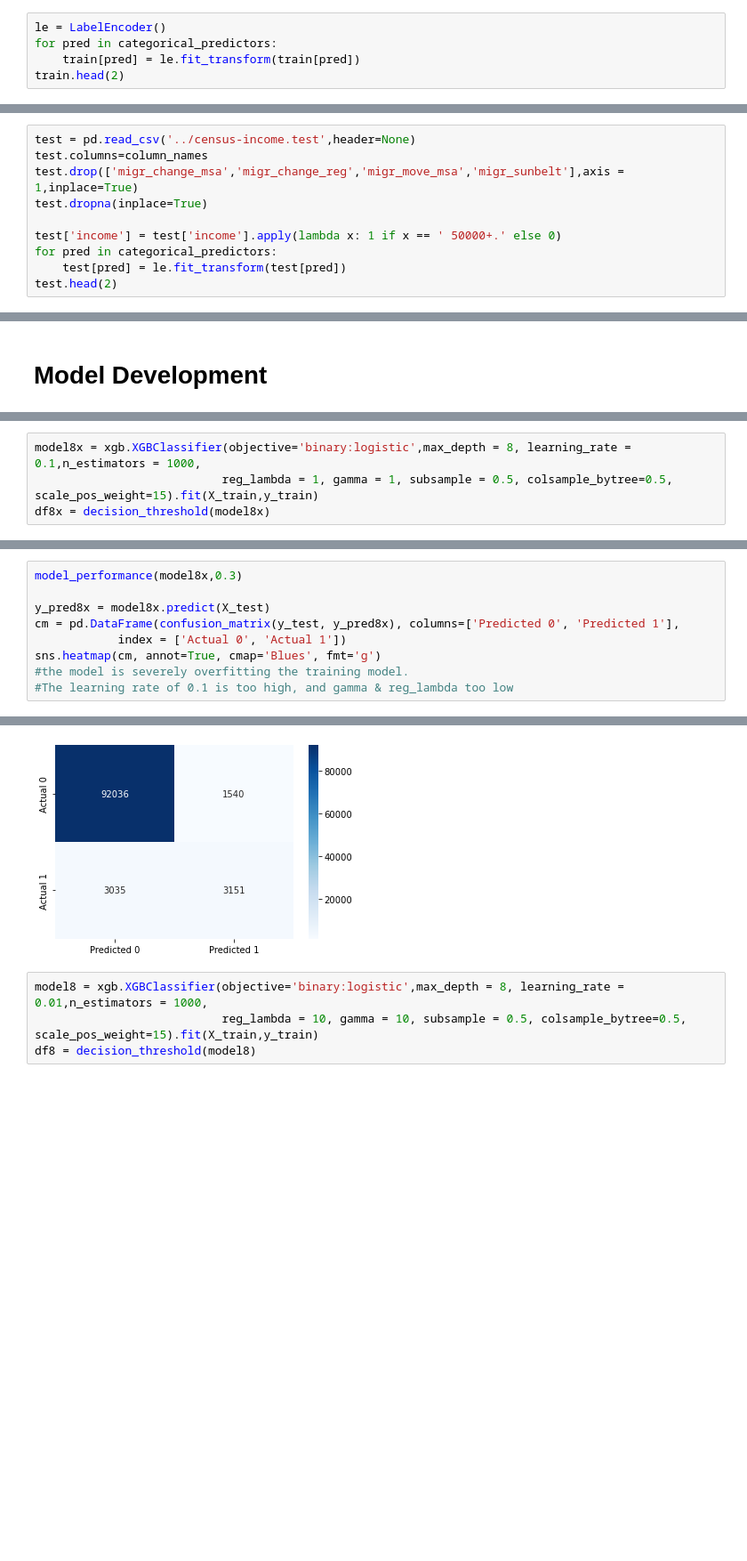
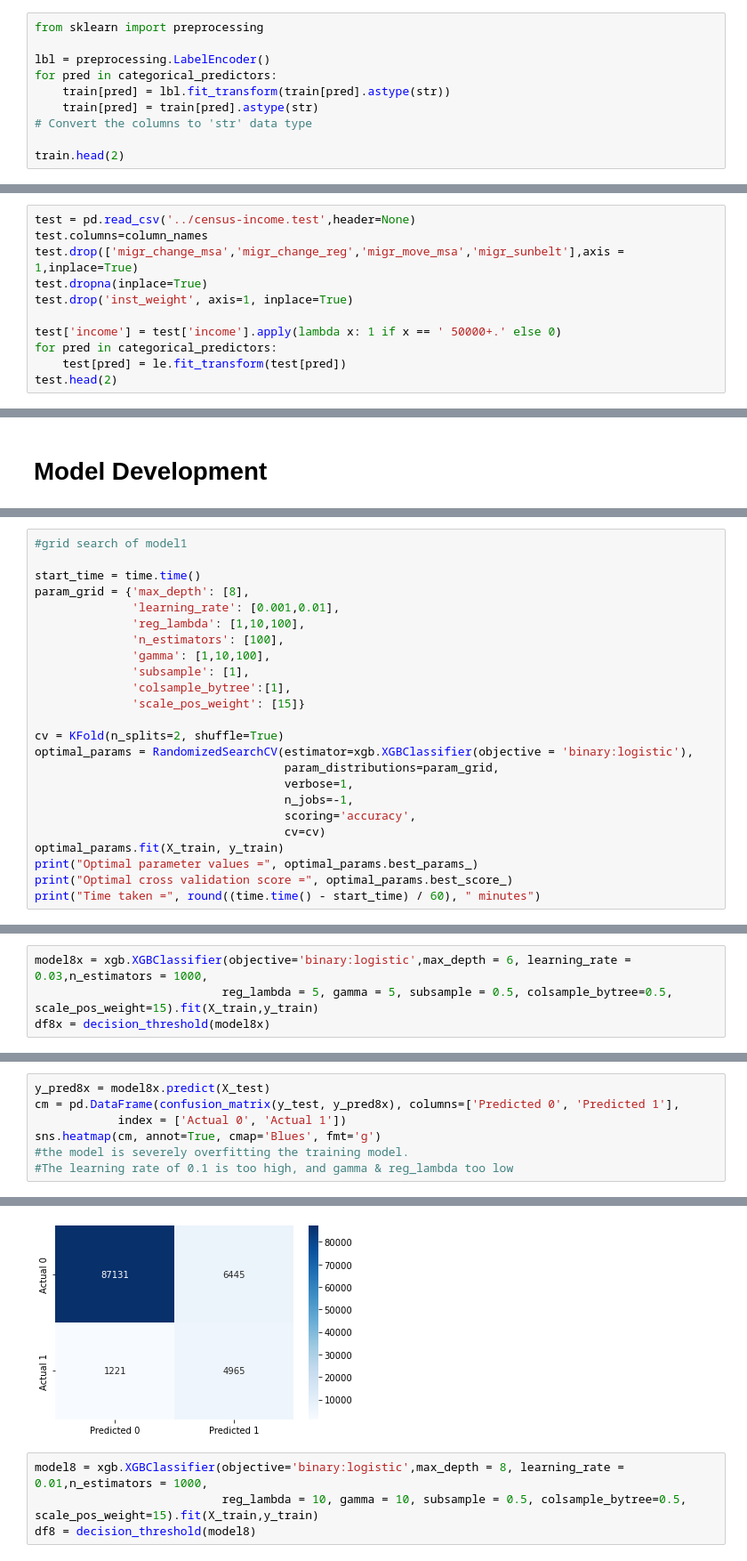
Before and after one commit to jprette/STAT-303-3, a Jupyter notebook: Code/XGBoost Model.ipynb, the cells around one changed output, grey strips where cells are left out. Shown at 89% size. Cells and saved outputs as stored; diff of their text form; blank space fills up the shorter version.

Commit message:
XGBoost Model final pass

```diff
--- a/Code/XGBoost Model.ipynb
+++ b/Code/XGBoost Model.ipynb
@@ -73,7 +75,12 @@ categorical_predictors = [
 # %%
-le = LabelEncoder()
+from sklearn import preprocessing
+
+lbl = preprocessing.LabelEncoder()
 for pred in categorical_predictors:
-    train[pred] = le.fit_transform(train[pred])
+    train[pred] = lbl.fit_transform(train[pred].astype(str))
+    train[pred] = train[pred].astype(str)
+# Convert the columns to 'str' data type
+
 train.head(2)
 # %% [output]
 |  | age | class | ind_code_det | occ_code_det | education | wage_hr | enroll_edu | marital | ind_code_maj | ... |
@@ -85,6 +112,7 @@ test = pd.read_csv('../census-income.test',header=None)
 test.columns=column_names
 test.drop(['migr_change_msa','migr_change_reg','migr_move_msa','migr_sunbelt'],axis = 1,inplace=True)
 test.dropna(inplace=True)
+test.drop('inst_weight', axis=1, inplace=True)
 
 test['income'] = test['income'].apply(lambda x: 1 if x == ' 50000+.' else 0)
 for pred in categorical_predictors:
@@ -347,0 +377,24 @@ def model_performance(model_opt,opt_threshold):
+# %%
+#grid search of model1
+
+start_time = time.time()
+param_grid = {'max_depth': [8],
+              'learning_rate': [0.001,0.01],
+              'reg_lambda': [1,10,100],
+              'n_estimators': [100],
+              'gamma': [1,10,100],
+              'subsample': [1],
+              'colsample_bytree':[1],
+              'scale_pos_weight': [15]}
+
+cv = KFold(n_splits=2, shuffle=True)
+optimal_params = RandomizedSearchCV(estimator=xgb.XGBClassifier(objective = 'binary:logistic'),
+                                    param_distributions=param_grid,
+                                    verbose=1,
+                                    n_jobs=-1,
+                                    scoring='accuracy',
+                                    cv=cv)
+optimal_params.fit(X_train, y_train)
+print("Optimal parameter values =", optimal_params.best_params_)
+print("Optimal cross validation score =", optimal_params.best_score_)
+print("Time taken =", round((time.time() - start_time) / 60), " minutes")
@@ -467,6 +551,6 @@ Optimal cross validation score = 0.9444115011908168
 Time taken = 10  minutes
 # %%
-model8x = xgb.XGBClassifier(objective='binary:logistic',max_depth = 8, learning_rate = 0.1,n_estimators = 1000,
-                           reg_lambda = 1, gamma = 1, subsample = 0.5, colsample_bytree=0.5, scale_pos_weight=15).fit(X_train,y_train)
+model8x = xgb.XGBClassifier(objective='binary:logistic',max_depth = 6, learning_rate = 0.03,n_estimators = 1000,
+                           reg_lambda = 5, gamma = 5, subsample = 0.5, colsample_bytree=0.5, scale_pos_weight=15).fit(X_train,y_train)
 df8x = decision_threshold(model8x)
 # %%
@@ -493,6 +577,4 @@ filtered_df8x.sort_values('Recall',ascending=False)
 # %%
-model_performance(model8x,0.3)
-
 y_pred8x = model8x.predict(X_test)
 cm = pd.DataFrame(confusion_matrix(y_test, y_pred8x), columns=['Predicted 0', 'Predicted 1'],
             index = ['Actual 0', 'Actual 1'])
@@ -508,4 +586,4 @@ Test recall: 0.6204332363401228
-[figure, old version]
+[figure, new version]
 # %%
 model8 = xgb.XGBClassifier(objective='binary:logistic',max_depth = 8, learning_rate = 0.01,n_estimators = 1000,
                            reg_lambda = 10, gamma = 10, subsample = 0.5, colsample_bytree=0.5, scale_pos_weight=15).fit(X_train,y_train)
```
Also changed, not shown: parts of 62 cells of this notebook.
